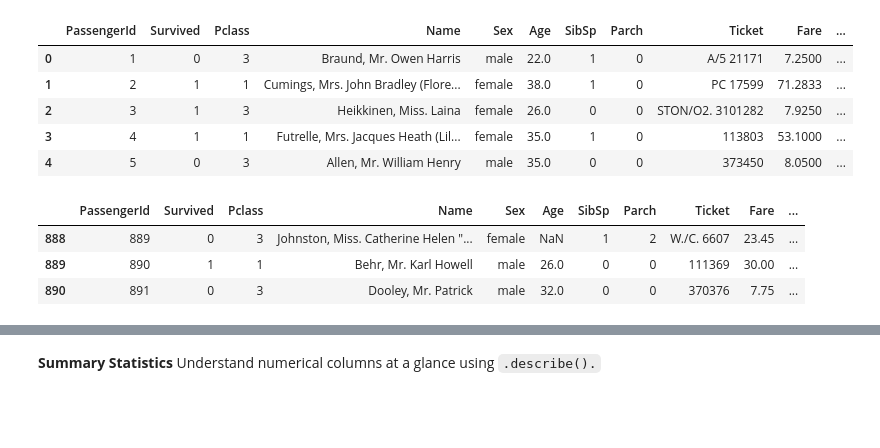
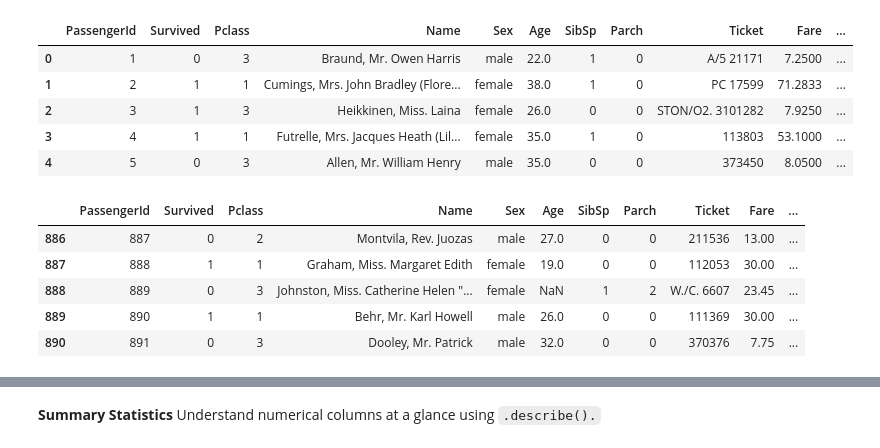
Before and after one commit to kapilietcs/PythonTutorial, a Jupyter notebook: Module 4 - Pandas - From Raw Data to Elegant Tables/Day 9 - Pandas Dataframes.ipynb, the cells around one changed output, grey strips where cells are left out. Cells and saved outputs as stored; diff of their text form; code cells hidden in the pictures; blank space fills up the shorter version.

```diff
--- a/Module 4 - Pandas - From Raw Data to Elegant Tables/Day 9 - Pandas Dataframes.ipynb
+++ b/Module 4 - Pandas - From Raw Data to Elegant Tables/Day 9 - Pandas Dataframes.ipynb
@@ -133,9 +134,11 @@ df.head()  # First 5 rows (default)
 | 3 | 4 | 1 | 1 | Futrelle, Mrs. Jacques Heath (Lil... | female | 35.0 | 1 | 0 | 113803 | 53.1000 | ... |
 | 4 | 5 | 0 | 3 | Allen, Mr. William Henry | male | 35.0 | 0 | 0 | 373450 | 8.0500 | ... |
 # %%
-df.tail(3)  # Last 3 rows
+df.tail()  # Last 3 rows
 # %% [output]
 |  | PassengerId | Survived | Pclass | Name | Sex | Age | SibSp | Parch | Ticket | Fare | ... |
+| 886 | 887 | 0 | 2 | Montvila, Rev. Juozas | male | 27.0 | 0 | 0 | 211536 | 13.00 | ... |
+| 887 | 888 | 1 | 1 | Graham, Miss. Margaret Edith | female | 19.0 | 0 | 0 | 112053 | 30.00 | ... |
 | 888 | 889 | 0 | 3 | Johnston, Miss. Catherine Helen "... | female | NaN | 1 | 2 | W./C. 6607 | 23.45 | ... |
 | 889 | 890 | 1 | 1 | Behr, Mr. Karl Howell | male | 26.0 | 0 | 0 | 111369 | 30.00 | ... |
 | 890 | 891 | 0 | 3 | Dooley, Mr. Patrick | male | 32.0 | 0 | 0 | 370376 | 7.75 | ... |
```
Also changed, not shown: parts of 21 cells of this notebook, 18 other files.
